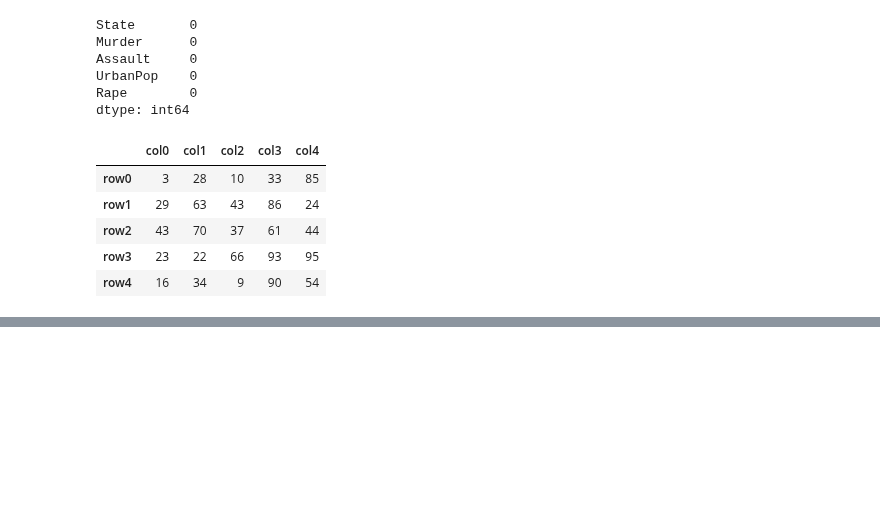
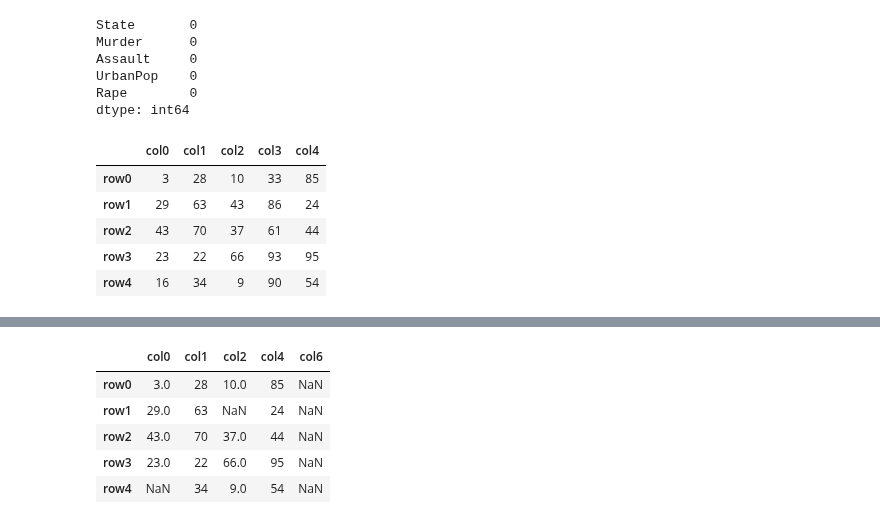
Before and after one commit to shubhamlad21/msc1_fds_512, a Jupyter notebook: FDS.ipynb, the cells around one changed output, grey strips where cells are left out. Cells and saved outputs as stored; diff of their text form; code cells hidden in the pictures; blank space fills up the shorter version.

```diff
--- a/FDS.ipynb
+++ b/FDS.ipynb
@@ -565,0 +602,9 @@ df.head()
+# %%
+df.loc[:,df.all()]
+# %% [output]
+|  | col0 | col1 | col2 | col4 | col6 |
+| row0 | 3.0 | 28 | 10.0 | 85 | NaN |
+| row1 | 29.0 | 63 | NaN | 24 | NaN |
+| row2 | 43.0 | 70 | 37.0 | 44 | NaN |
+| row3 | 23.0 | 22 | 66.0 | 95 | NaN |
+| row4 | NaN | 34 | 9.0 | 54 | NaN |
```
Also changed, not shown: parts of 4 cells of this notebook.
